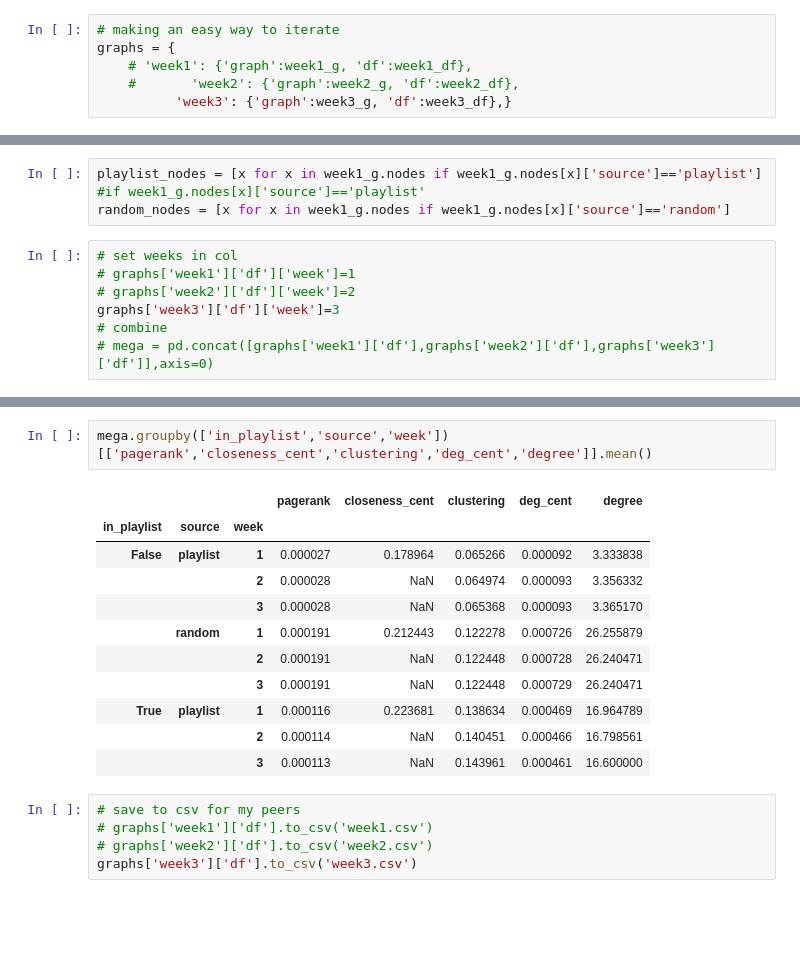
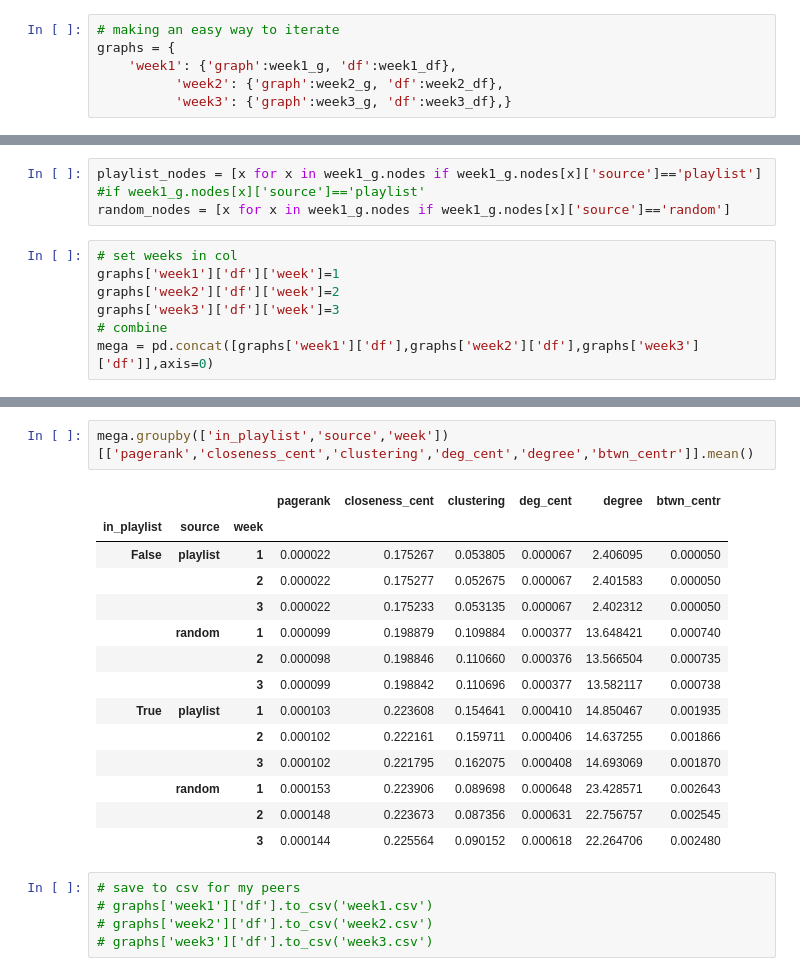
Before and after one commit to scmcqueen/SI608NetworksProject, a Jupyter notebook: LoadFullGraphs.ipynb, the cells around one changed output, grey strips where cells are left out. Saved outputs shown, nothing was run; the diff lists cells and outputs as text; blank space fills up the shorter version.

Commit message:
more graph stats

```diff
--- a/LoadFullGraphs.ipynb
+++ b/LoadFullGraphs.ipynb
@@ -91,6 +91,6 @@ Index(['source', 'genres', 'img_info', 'popularity', 'followers',
 # %%
 # making an easy way to iterate
 graphs = {
-    # 'week1': {'graph':week1_g, 'df':week1_df},
-    #       'week2': {'graph':week2_g, 'df':week2_df},
+    'week1': {'graph':week1_g, 'df':week1_df},
+          'week2': {'graph':week2_g, 'df':week2_df},
           'week3': {'graph':week3_g, 'df':week3_df},}
@@ -145,8 +130,8 @@ playlist_nodes = [x for x in week1_g.nodes if week1_g.nodes[x]['source']=='playl
 random_nodes = [x for x in week1_g.nodes if week1_g.nodes[x]['source']=='random']
 # %%
 # set weeks in col
-# graphs['week1']['df']['week']=1
-# graphs['week2']['df']['week']=2
+graphs['week1']['df']['week']=1
+graphs['week2']['df']['week']=2
 graphs['week3']['df']['week']=3
 # combine
-# mega = pd.concat([graphs['week1']['df'],graphs['week2']['df'],graphs['week3']['df']],axis=0)
+mega = pd.concat([graphs['week1']['df'],graphs['week2']['df'],graphs['week3']['df']],axis=0)
@@ -153,19 +213,22 @@ graphs['week3']['df']['week']=3
 # %%
-mega.groupby(['in_playlist','source','week'])[['pagerank','closeness_cent','clustering','deg_cent','degree']].mean()
+mega.groupby(['in_playlist','source','week'])[['pagerank','closeness_cent','clustering','deg_cent','degree','btwn_centr']].mean()
 # %% [output]
-|  |  |  | pagerank | closeness_cent | clustering | deg_cent | degree |
-| in_playlist | source | week |  |  |  |  |  |
-| False | playlist | 1 | 0.000027 | 0.178964 | 0.065266 | 0.000092 | 3.333838 |
-|  |  | 2 | 0.000028 | NaN | 0.064974 | 0.000093 | 3.356332 |
-|  |  | 3 | 0.000028 | NaN | 0.065368 | 0.000093 | 3.365170 |
-|  | random | 1 | 0.000191 | 0.212443 | 0.122278 | 0.000726 | 26.255879 |
-|  |  | 2 | 0.000191 | NaN | 0.122448 | 0.000728 | 26.240471 |
-|  |  | 3 | 0.000191 | NaN | 0.122448 | 0.000729 | 26.240471 |
-| True | playlist | 1 | 0.000116 | 0.223681 | 0.138634 | 0.000469 | 16.964789 |
-|  |  | 2 | 0.000114 | NaN | 0.140451 | 0.000466 | 16.798561 |
-|  |  | 3 | 0.000113 | NaN | 0.143961 | 0.000461 | 16.600000 |
+|  |  |  | pagerank | closeness_cent | clustering | deg_cent | degree | btwn_centr |
+| in_playlist | source | week |  |  |  |  |  |  |
+| False | playlist | 1 | 0.000022 | 0.175267 | 0.053805 | 0.000067 | 2.406095 | 0.000050 |
+|  |  | 2 | 0.000022 | 0.175277 | 0.052675 | 0.000067 | 2.401583 | 0.000050 |
+|  |  | 3 | 0.000022 | 0.175233 | 0.053135 | 0.000067 | 2.402312 | 0.000050 |
+|  | random | 1 | 0.000099 | 0.198879 | 0.109884 | 0.000377 | 13.648421 | 0.000740 |
+|  |  | 2 | 0.000098 | 0.198846 | 0.110660 | 0.000376 | 13.566504 | 0.000735 |
+|  |  | 3 | 0.000099 | 0.198842 | 0.110696 | 0.000377 | 13.582117 | 0.000738 |
+| True | playlist | 1 | 0.000103 | 0.223608 | 0.154641 | 0.000410 | 14.850467 | 0.001935 |
+|  |  | 2 | 0.000102 | 0.222161 | 0.159711 | 0.000406 | 14.637255 | 0.001866 |
+|  |  | 3 | 0.000102 | 0.221795 | 0.162075 | 0.000408 | 14.693069 | 0.001870 |
+|  | random | 1 | 0.000153 | 0.223906 | 0.089698 | 0.000648 | 23.428571 | 0.002643 |
+|  |  | 2 | 0.000148 | 0.223673 | 0.087356 | 0.000631 | 22.756757 | 0.002545 |
+|  |  | 3 | 0.000144 | 0.225564 | 0.090152 | 0.000618 | 22.264706 | 0.002480 |
 # %%
 # save to csv for my peers
 # graphs['week1']['df'].to_csv('week1.csv')
 # graphs['week2']['df'].to_csv('week2.csv')
-graphs['week3']['df'].to_csv('week3.csv')
+# graphs['week3']['df'].to_csv('week3.csv')
```
Also changed, not shown: parts of 9 cells of this notebook, 1 other file.
